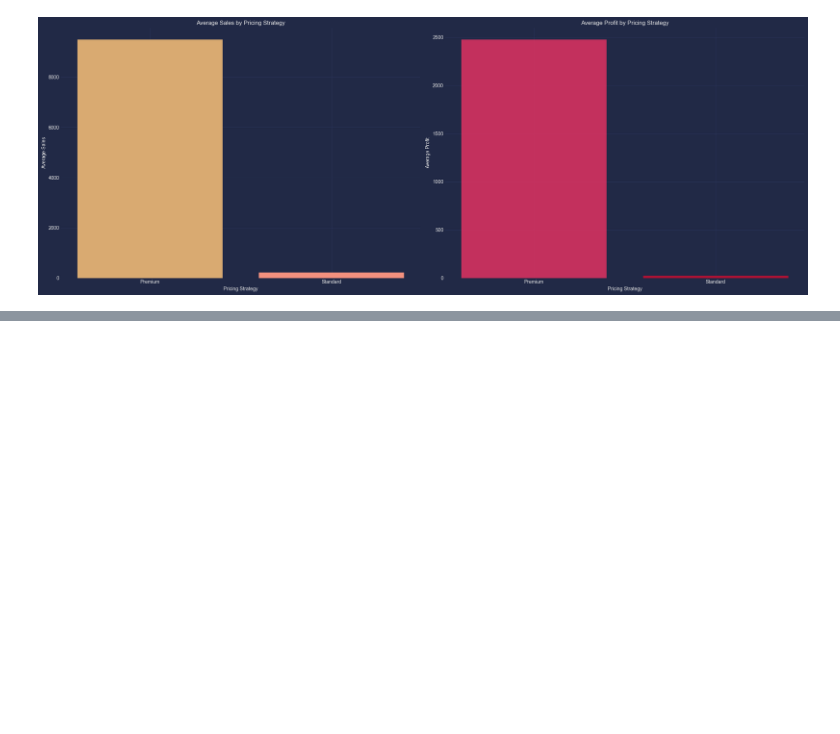
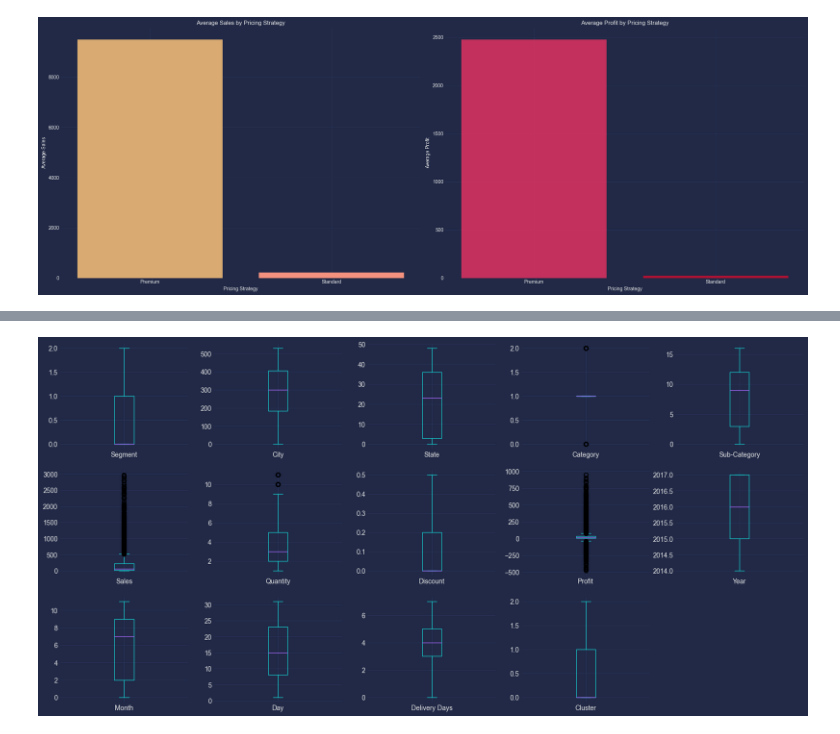
Before and after one commit to MahmoudNamNam/Data-Analysis-Projects, a Jupyter notebook: SuperStore/SuperStore.ipynb, the cells around one changed output, grey strips where cells are left out. Cells and saved outputs as stored; diff of their text form; code cells hidden in the pictures; blank space fills up the shorter version.

```diff
--- a/SuperStore/SuperStore.ipynb
+++ b/SuperStore/SuperStore.ipynb
@@ -1555,0 +1641,5 @@ plt.show()
+# %%
+data.plot(kind='box', subplots=True, figsize=(20,20), layout=(6,5))
+plt.show()
+# %% [output]
+[figure, added]
```
Also changed, not shown: parts of 21 cells of this notebook, 10 other files.
